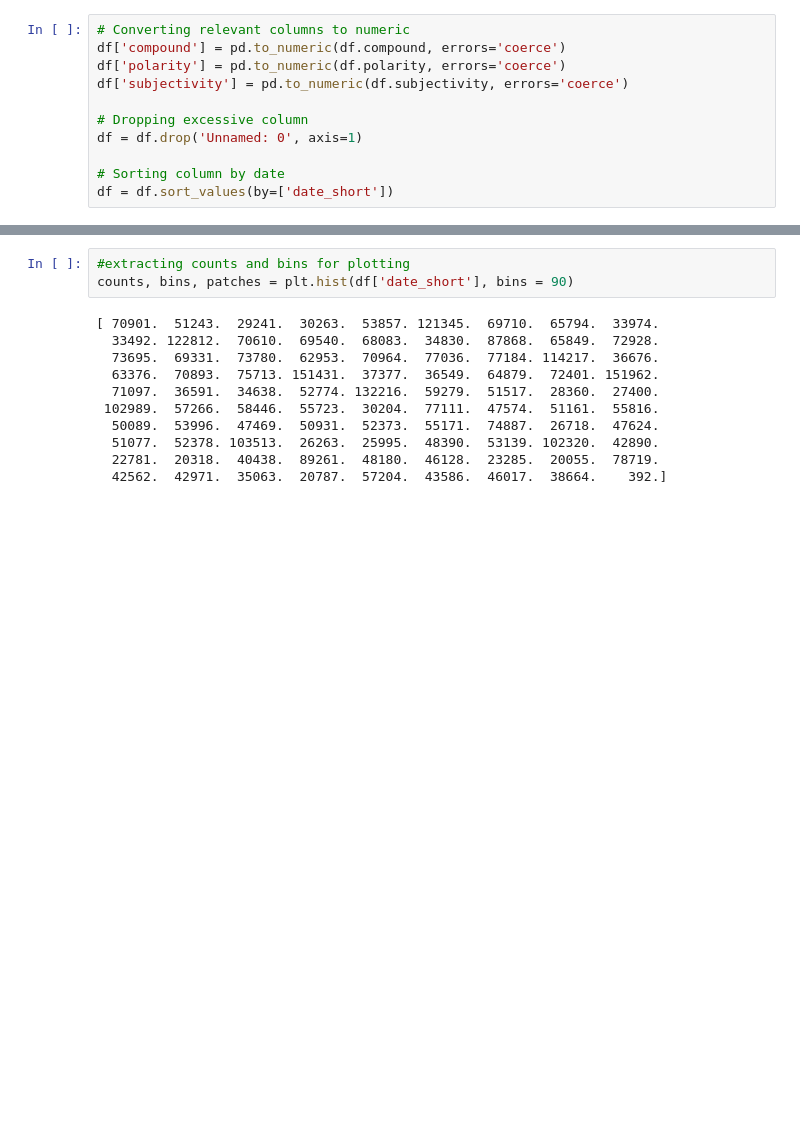
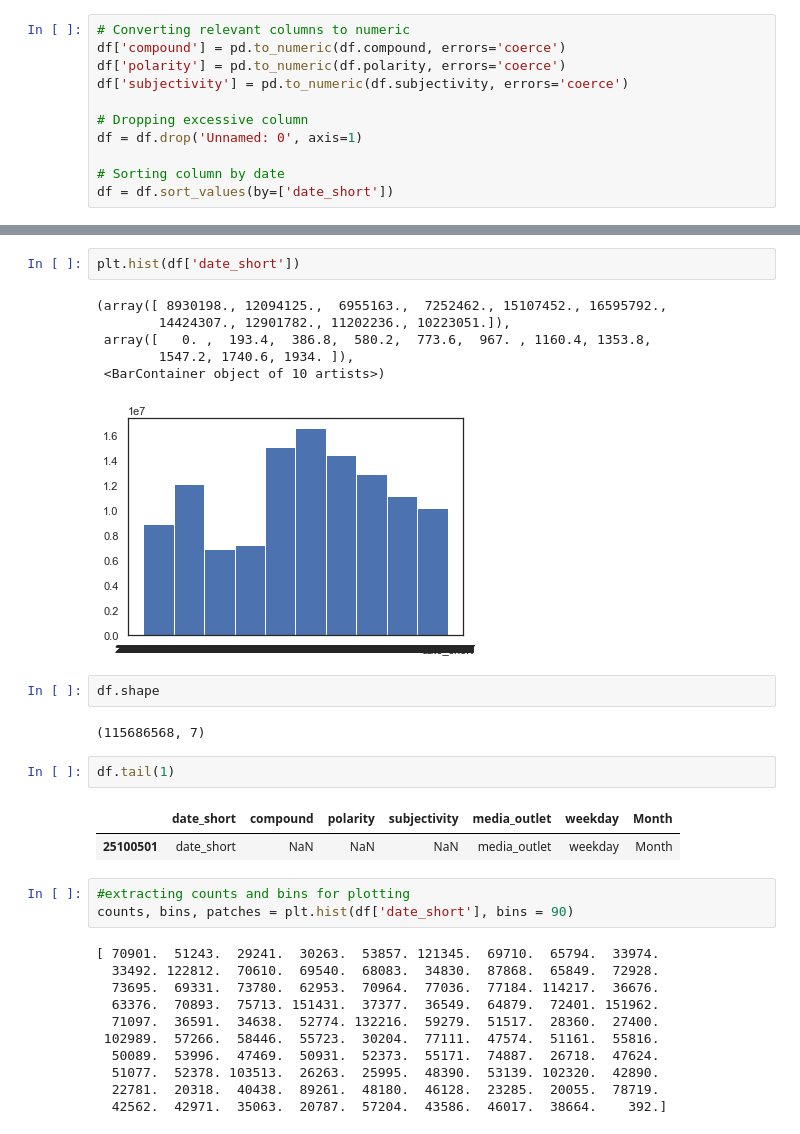
Before and after one commit to epfl-ada/ada-2021-project-gutta-boys, a Jupyter notebook: benjamin.ipynb, the cells around one changed output, grey strips where cells are left out. Drawn from its saved outputs; the diff is of its cells as text; blank space fills up the shorter version.

```diff
--- a/benjamin.ipynb
+++ b/benjamin.ipynb
@@ -111,3 +149,21 @@ df.head()
+# %%
+plt.hist(df['date_short'])
+# %% [output]
+(array([ 8930198., 12094125.,  6955163.,  7252462., 15107452., 16595792.,
+        14424307., 12901782., 11202236., 10223051.]),
+ array([   0. ,  193.4,  386.8,  580.2,  773.6,  967. , 1160.4, 1353.8,
+        1547.2, 1740.6, 1934. ]),
+ <BarContainer object of 10 artists>)
+[figure, added]
+# %%
+df.shape
+# %% [output]
+(115686568, 7)
+# %%
+df.tail(1)
+# %% [output]
+|  | date_short | compound | polarity | subjectivity | media_outlet | weekday | Month |
+| 25100501 | date_short | NaN | NaN | NaN | media_outlet | weekday | Month |
 # %%
 #extracting counts and bins for plotting
 counts, bins, patches = plt.hist(df['date_short'], bins = 90)
```
Also changed, not shown: parts of 18 cells of this notebook, 7 other files.
